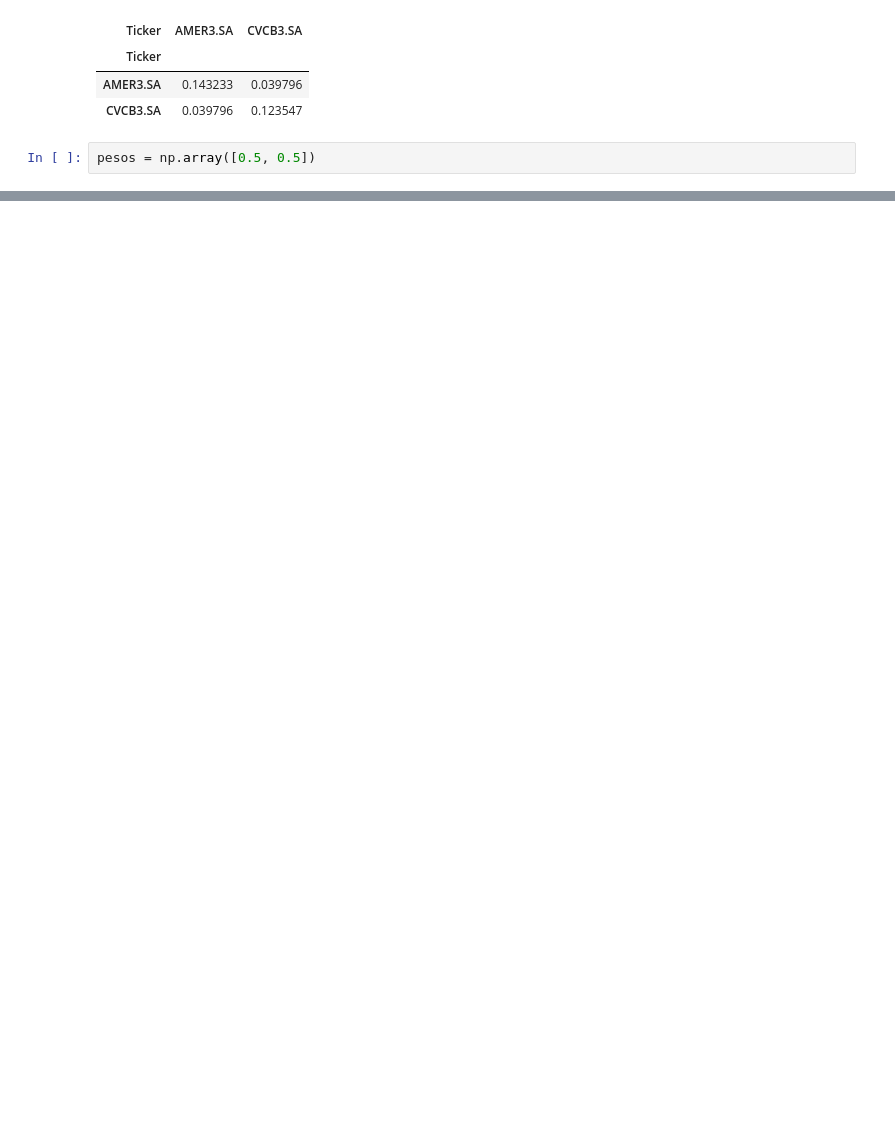
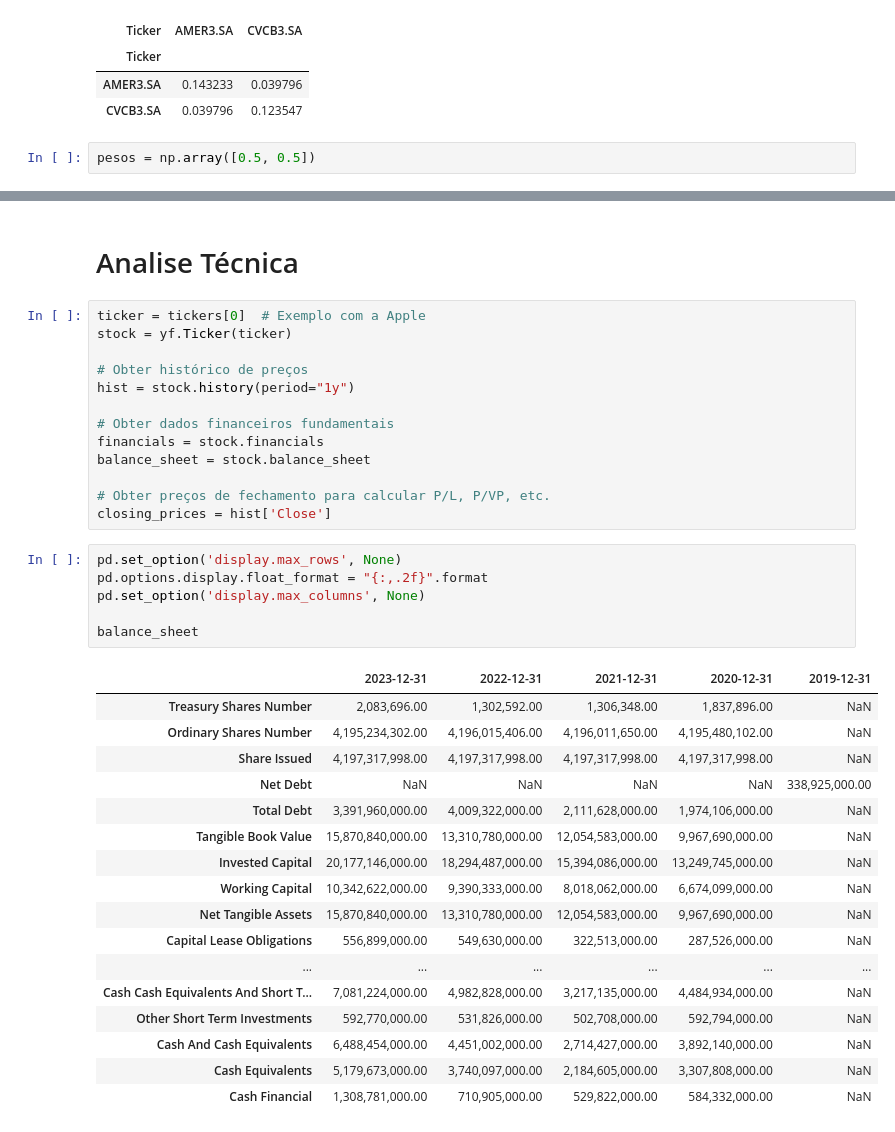
Before and after one commit to mvfelipelli/Labs, a Jupyter notebook: Finance/yfinance.ipynb, the cells around one changed output, grey strips where cells are left out. Drawn from its saved outputs; the diff is of its cells as text; blank space fills up the shorter version.

Commit message:
Finance

```diff
--- a/Finance/yfinance.ipynb
+++ b/Finance/yfinance.ipynb
@@ -131,2 +174,41 @@ math.sqrt(np.dot(pesos,taxas_retorno.cov()*246,pesos).sum())
 # %% [output]
 0.7484919474041757
+# %% [markdown]
+# Analise Técnica
+# %%
+ticker = tickers[0]  # Exemplo com a Apple
+stock = yf.Ticker(ticker)
+
+# Obter histórico de preços
+hist = stock.history(period="1y")
+
+# Obter dados financeiros fundamentais
+financials = stock.financials
+balance_sheet = stock.balance_sheet
+
+# Obter preços de fechamento para calcular P/L, P/VP, etc.
+closing_prices = hist['Close']
+# %%
+pd.set_option('display.max_rows', None)
+pd.options.display.float_format = "{:,.2f}".format
+pd.set_option('display.max_columns', None)
+
+balance_sheet
+# %% [output]
+|  | 2023-12-31 | 2022-12-31 | 2021-12-31 | 2020-12-31 | 2019-12-31 |
+| Treasury Shares Number | 2,083,696.00 | 1,302,592.00 | 1,306,348.00 | 1,837,896.00 | NaN |
+| Ordinary Shares Number | 4,195,234,302.00 | 4,196,015,406.00 | 4,196,011,650.00 | 4,195,480,102.00 | NaN |
+| Share Issued | 4,197,317,998.00 | 4,197,317,998.00 | 4,197,317,998.00 | 4,197,317,998.00 | NaN |
+| Net Debt | NaN | NaN | NaN | NaN | 338,925,000.00 |
+| Total Debt | 3,391,960,000.00 | 4,009,322,000.00 | 2,111,628,000.00 | 1,974,106,000.00 | NaN |
+| Tangible Book Value | 15,870,840,000.00 | 13,310,780,000.00 | 12,054,583,000.00 | 9,967,690,000.00 | NaN |
+| Invested Capital | 20,177,146,000.00 | 18,294,487,000.00 | 15,394,086,000.00 | 13,249,745,000.00 | NaN |
+| Working Capital | 10,342,622,000.00 | 9,390,333,000.00 | 8,018,062,000.00 | 6,674,099,000.00 | NaN |
+| Net Tangible Assets | 15,870,840,000.00 | 13,310,780,000.00 | 12,054,583,000.00 | 9,967,690,000.00 | NaN |
+| Capital Lease Obligations | 556,899,000.00 | 549,630,000.00 | 322,513,000.00 | 287,526,000.00 | NaN |
+| ... | ... | ... | ... | ... | ... |
+| Cash Cash Equivalents And Short T... | 7,081,224,000.00 | 4,982,828,000.00 | 3,217,135,000.00 | 4,484,934,000.00 | NaN |
+| Other Short Term Investments | 592,770,000.00 | 531,826,000.00 | 502,708,000.00 | 592,794,000.00 | NaN |
+| Cash And Cash Equivalents | 6,488,454,000.00 | 4,451,002,000.00 | 2,714,427,000.00 | 3,892,140,000.00 | NaN |
+| Cash Equivalents | 5,179,673,000.00 | 3,740,097,000.00 | 2,184,605,000.00 | 3,307,808,000.00 | NaN |
+| Cash Financial | 1,308,781,000.00 | 710,905,000.00 | 529,822,000.00 | 584,332,000.00 | NaN |
```
Also changed, not shown: parts of 17 cells of this notebook, 1 other file.
